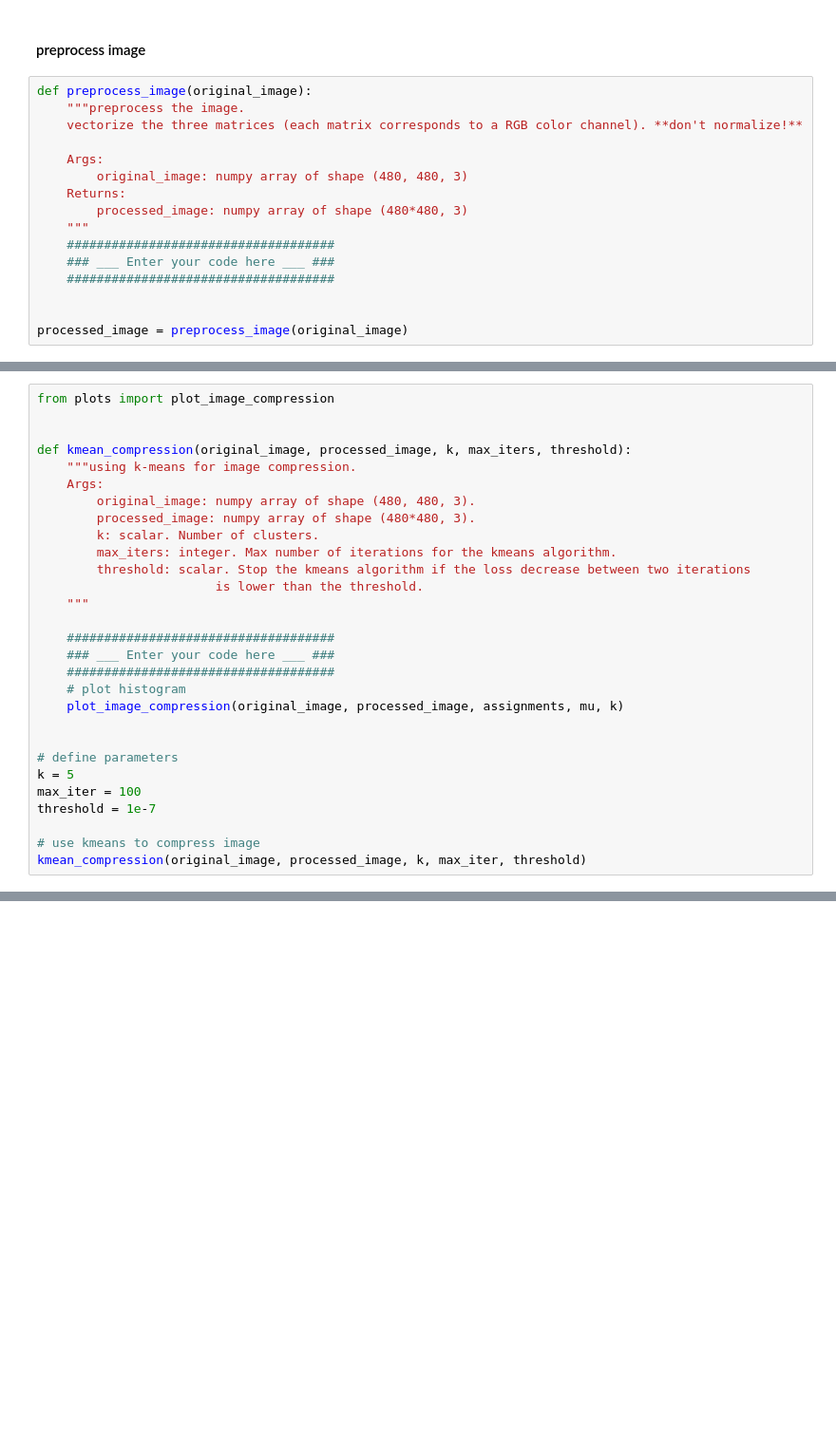
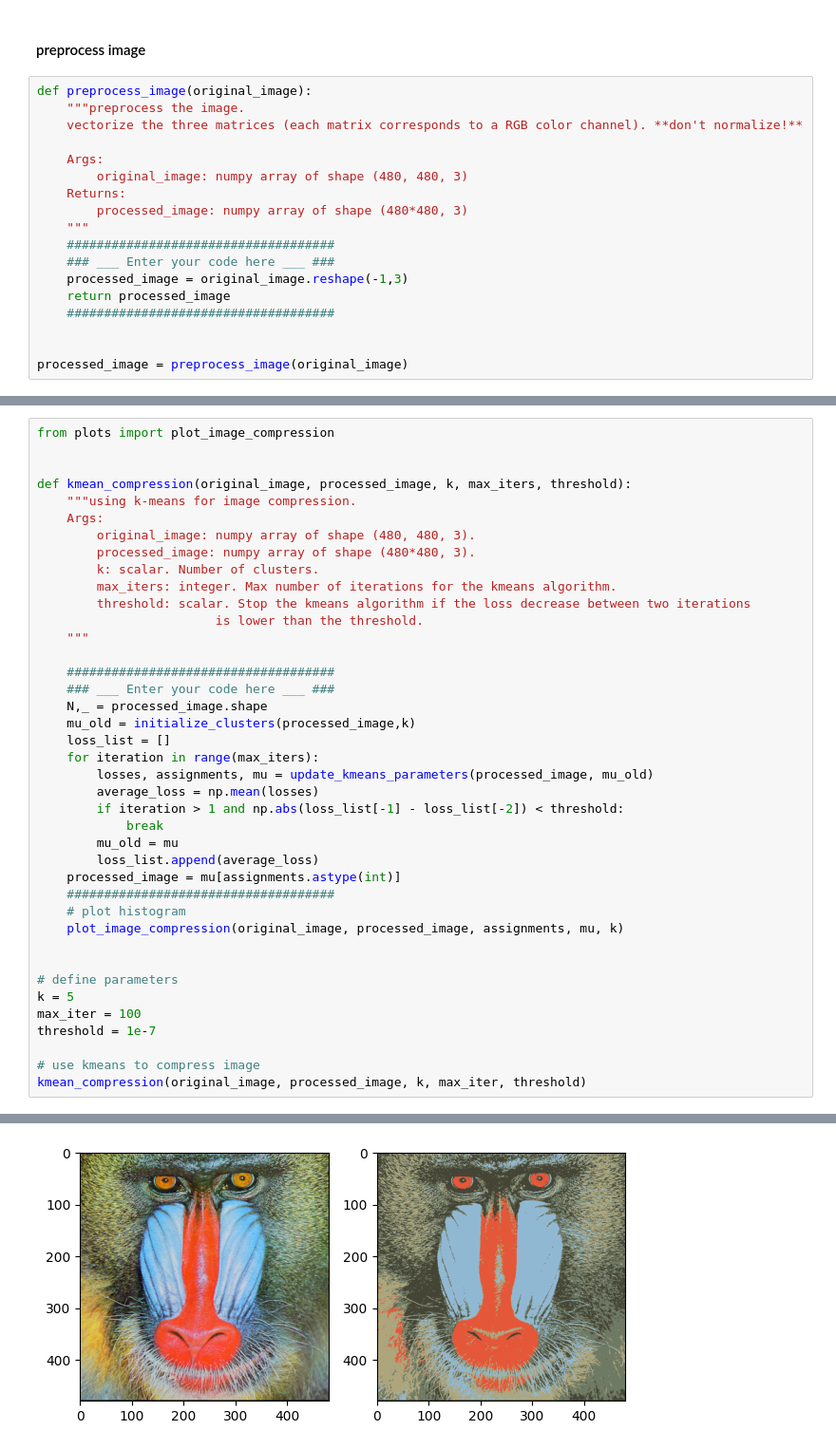
Before and after one commit to roduit/CS-433-Machine-Learning-2023, a Jupyter notebook: labs/ex10/template/ex10.ipynb, the cells around one changed output, grey strips where cells are left out. Shown at 95% size. Cells and saved outputs as stored; diff of their text form; blank space fills up the shorter version.

```diff
--- a/labs/ex10/template/ex10.ipynb
+++ b/labs/ex10/template/ex10.ipynb
@@ -195,6 +212,8 @@ def preprocess_image(original_image):
     """
     ####################################
     ### ___ Enter your code here ___ ###
+    processed_image = original_image.reshape(-1,3)
+    return processed_image
     ####################################
 
 
@@ -216,6 +243,17 @@ def kmean_compression(original_image, processed_image, k, max_iters, threshold):
 
     ####################################
     ### ___ Enter your code here ___ ###
+    N,_ = processed_image.shape
+    mu_old = initialize_clusters(processed_image,k)
+    loss_list = []
+    for iteration in range(max_iters):
+        losses, assignments, mu = update_kmeans_parameters(processed_image, mu_old)
+        average_loss = np.mean(losses)
+        if iteration > 1 and np.abs(loss_list[-1] - loss_list[-2]) < threshold:
+            break
+        mu_old = mu
+        loss_list.append(average_loss)
+    processed_image = mu[assignments.astype(int)]
     ####################################
     # plot histogram
     plot_image_compression(original_image, processed_image, assignments, mu, k)
@@ -232,0 +270 @@ NameError: name 'assignments' is not defined
+[figure, added]
```
Also changed, not shown: parts of 8 cells of this notebook, 7 other files.
